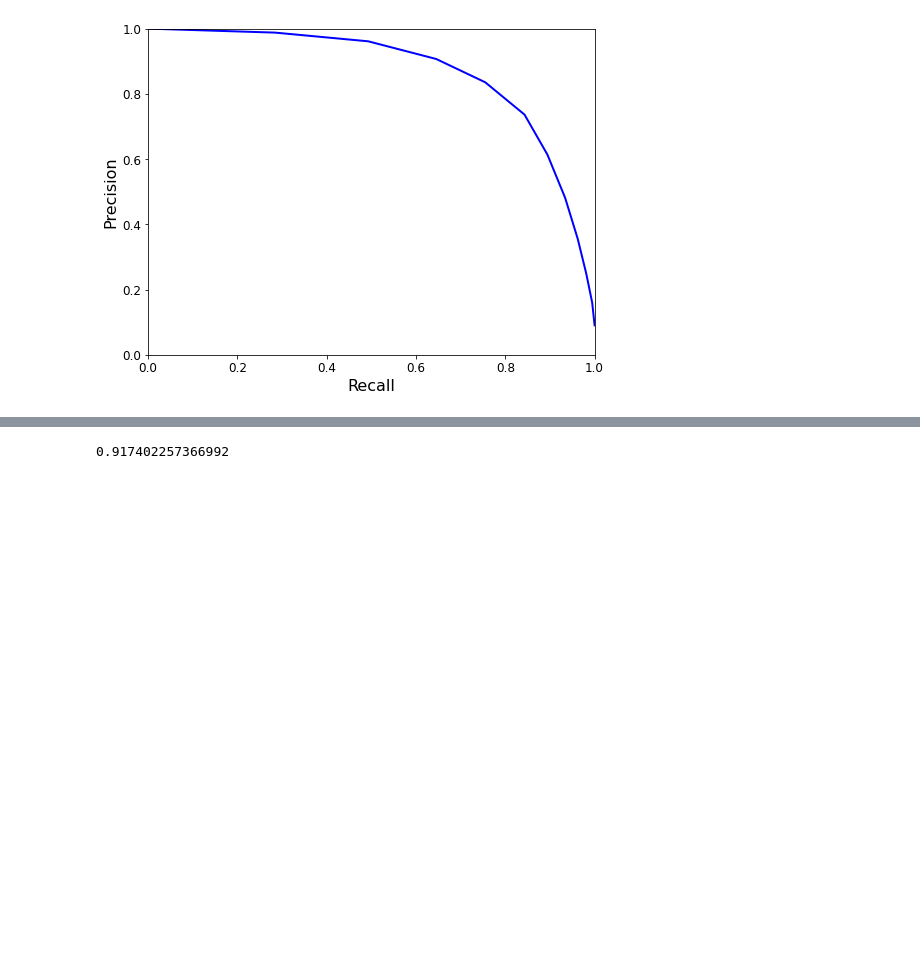
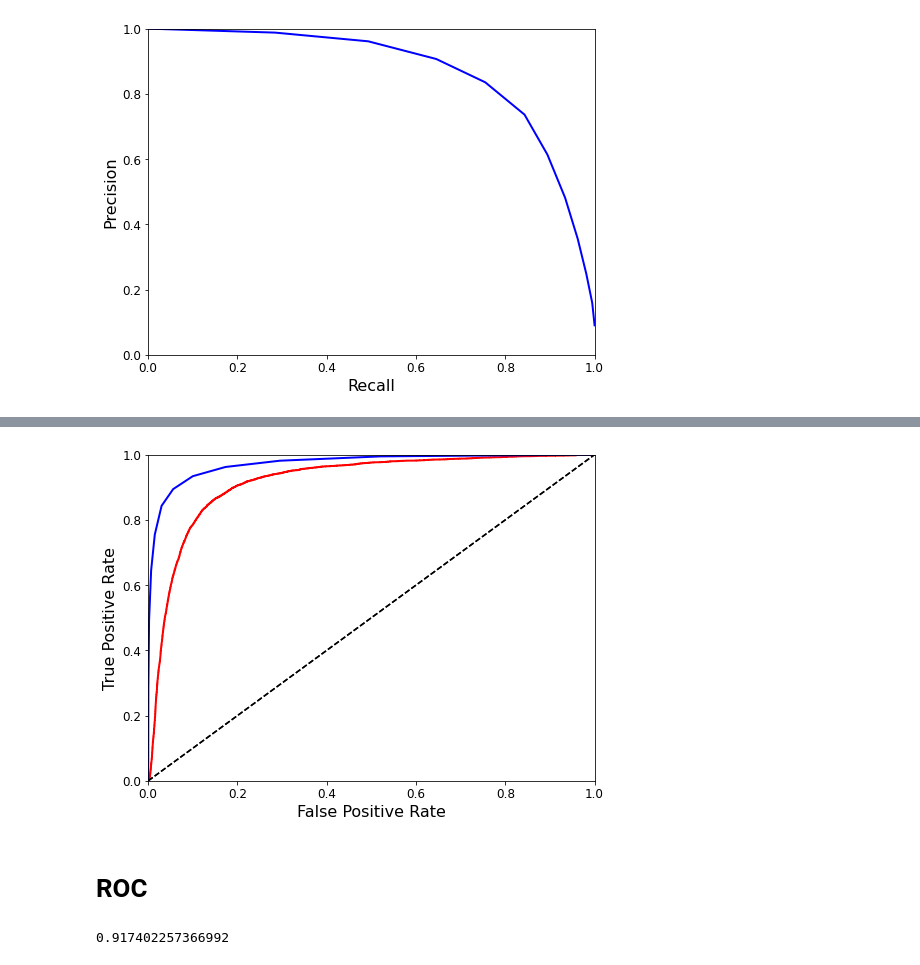
Before and after one commit to rumblefish615/analyze, a Jupyter notebook: handson-ml-master/analyze/chapter3.ipynb, the cells around one changed output, grey strips where cells are left out. Cells and saved outputs as stored; diff of their text form; code cells hidden in the pictures; blank space fills up the shorter version.

```diff
--- a/handson-ml-master/analyze/chapter3.ipynb
+++ b/handson-ml-master/analyze/chapter3.ipynb
@@ -150,7 +150,7 @@ fpr_f, tpr_f, thresholds_f = roc_curve(y_train_5, y_scores_forest)
 
 
 def plot_roc_curve(fpr, tpr, color, label=None):
-    plt.plot(fpr, tpr, linewidth=2, label=label, color)
+    plt.plot(fpr, tpr, linewidth=2, color=color , label=label)
     plt.plot([0, 1], [0, 1], 'k--')
     plt.axis([0, 1, 0, 1])
     plt.xlabel('False Positive Rate', fontsize=16)
@@ -166,3 +166,6 @@ SyntaxError: positional argument follows keyword argument (<ipython-input-17-da6
+[figure, added]
+# %% [markdown]
+# ROC
 # %%
 roc_auc_score(y_train_5, y_scores)
 roc_auc_score(y_train_5, y_scores_forest)
```
Also changed, not shown: parts of 1 cell of this notebook.
